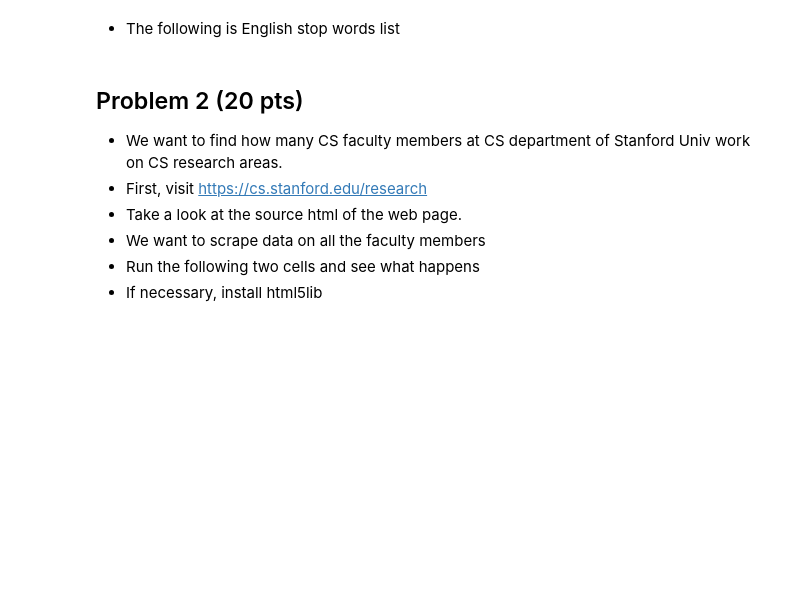
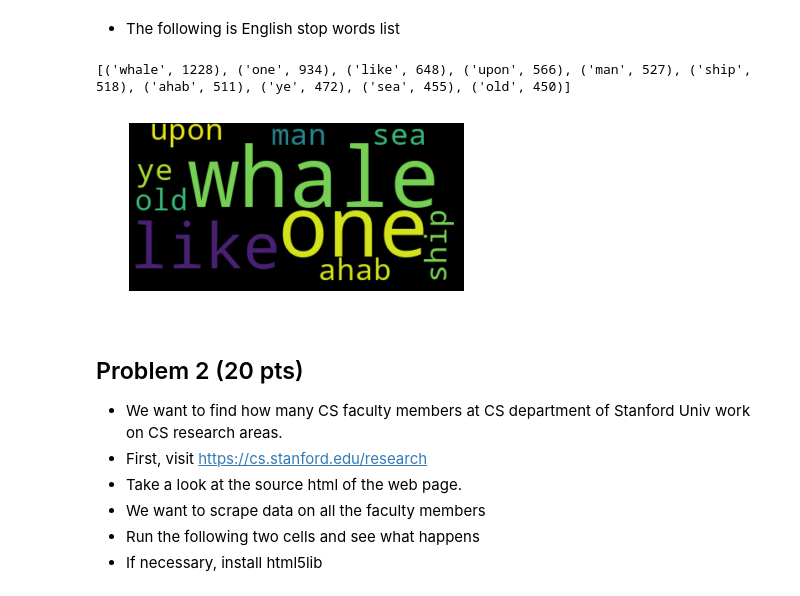
Before and after one commit to JunKiBeom/HUFS, a Jupyter notebook: 2019-1/데이터마이닝 (Data Mining)/hw4/homework_4.ipynb, the cells around one changed output. Saved outputs shown, nothing was run; the diff lists cells and outputs as text; code cells hidden in the pictures; blank space fills up the shorter version.

```diff
--- a/2019-1/데이터마이닝 (Data Mining)/hw4/homework_4.ipynb
+++ b/2019-1/데이터마이닝 (Data Mining)/hw4/homework_4.ipynb
@@ -100,3 +111,24 @@ stopwords = {'it', 'than', 'out', 'an', 'at', 'until', 'wouldn', 'too', 'each',
+# %%
+# YOUR CODE MUST BE HERE
+%matplotlib inline
+import matplotlib.pyplot as plt
+from wordcloud import WordCloud
+
+for stop in stopwords:
+    if stop in freq:
+        del freq[stop]
+words=([(key,value) for key,value in sorted(freq.items(), key =lambda x:x[1], reverse=True)][:10])
+print(words)
+
+text = ([key for key,value in sorted(freq.items(), key =lambda x:x[1], reverse=True)][:10])
+cloud = WordCloud(max_font_size=100, stopwords=stopwords).generate(" ".join(text))
+plt.figure()
+plt.imshow(cloud, interpolation="bilinear")
+plt.axis("off")
+plt.show()
+# %% [output]
+[('whale', 1228), ('one', 934), ('like', 648), ('upon', 566), ('man', 527), ('ship', 518), ('ahab', 511), ('ye', 472), ('sea', 455), ('old', 450)]
+[figure, added]
 # %% [markdown]
 ## Problem 2 (20 pts)
 
```
Also changed, not shown: parts of 7 cells of this notebook, 2 other files.
